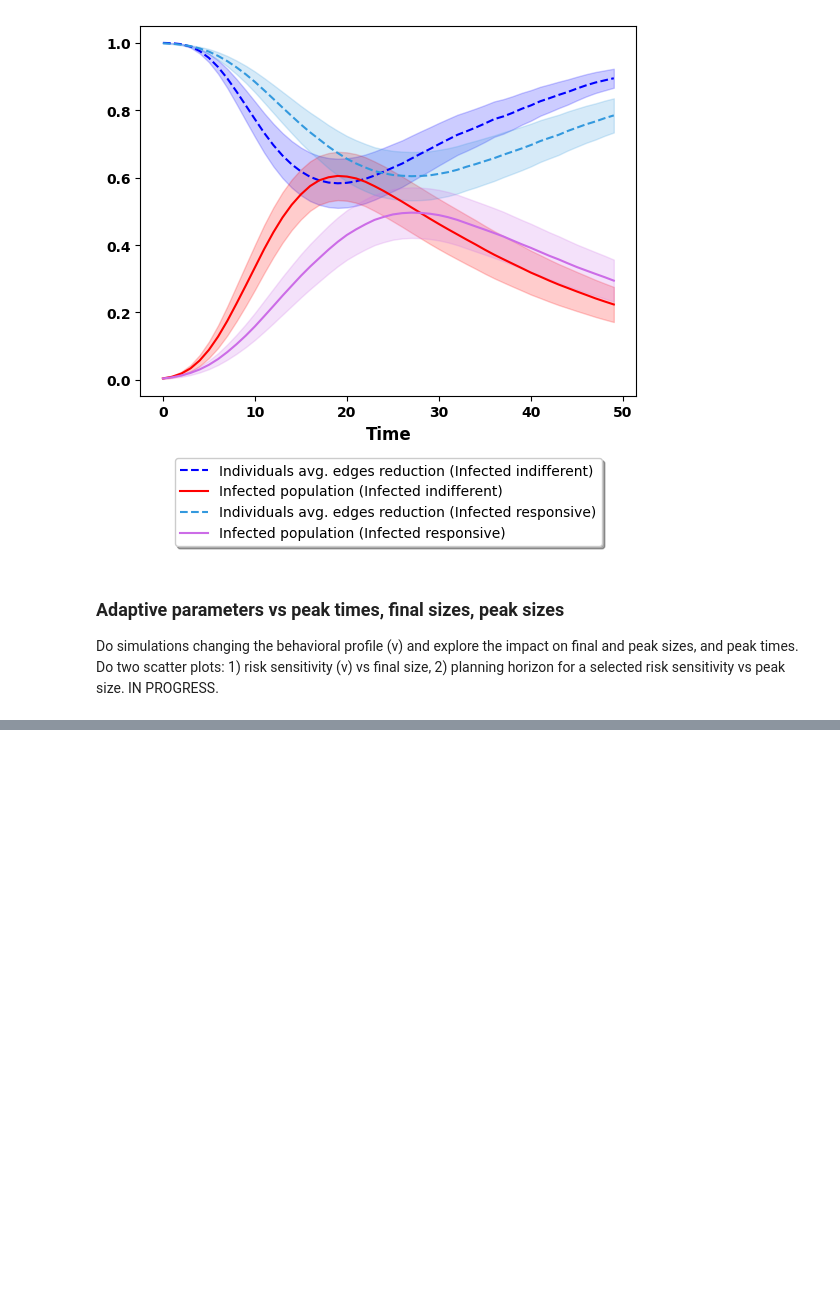
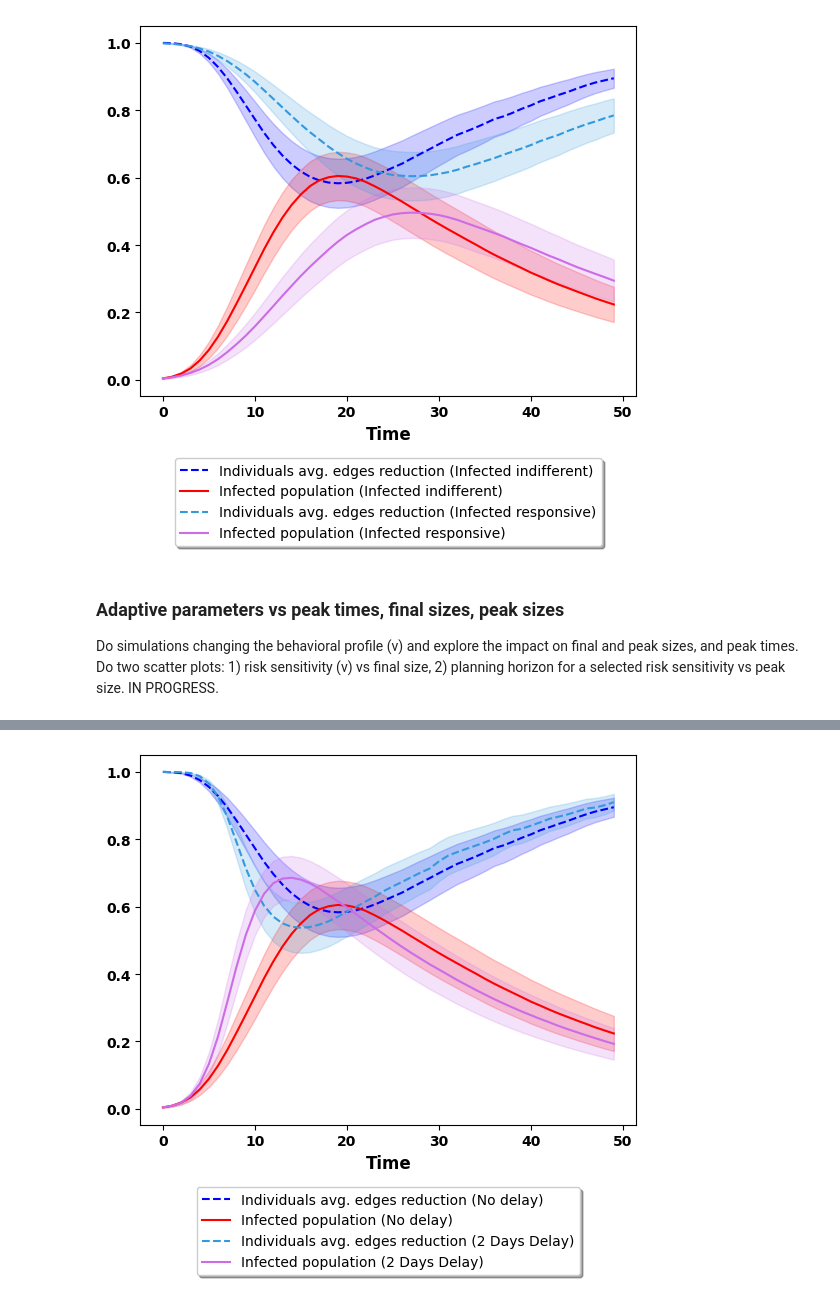
Before and after one commit to JimmyCalvoMonge/AdaptiveNetworks, a Jupyter notebook: network_experiments.ipynb, the cells around one changed output, grey strips where cells are left out. Drawn from its saved outputs; the diff is of its cells as text; code cells hidden in the pictures; blank space fills up the shorter version.

```diff
--- a/network_experiments.ipynb
+++ b/network_experiments.ipynb
@@ -1201,0 +1207,65 @@ for a selected risk sensitivity vs peak size.  IN PROGRESS.
+# %%
+bepidist_no_delay = pd.read_csv('./Data/20251102092420_bepidist_0.05_7_figure_data.csv')
+bepidist_delay = pd.read_csv('./Data/20251102104523_bepidist_0.05_7_figure_data.csv')
+# 20251102103221_bepidist_0.05_7_figure_data.csv 1 days delay
+# 20251102104523_bepidist_0.05_7_figure_data.csv 2 days delay
+bepidist_no_delay = bepidist_no_delay.apply(pd.to_numeric)
+bepidist_delay = bepidist_delay.apply(pd.to_numeric)
+# %%
+i_mean = bepidist_no_delay['i_mean'].astype(float).tolist()
+i_mean = [i/500 for i in i_mean]
+i_min = [m*(0.7 + (1 - (1-m))*0.3) for m in i_mean]
+i_max = [min(m*(1.3 - (1 - (1-m))*0.3),1) for m in i_mean]
+mean_all = bepidist_no_delay['edgecount_mean'].astype(float).tolist()
+lower_all = [m*(0.7 + (1 - (1-m))*0.3) for m in mean_all] # bepidist['edgecount_min'].astype(float).tolist()
+upper_all = [min(m*(1.3 - (1 - (1-m))*0.3),1) for m in mean_all] # bepidist['edgecount_max'].astype(float).tolist()
+mean_sus = bepidist_no_delay['suscedgecount_mean'].astype(float).tolist()
+lower_sus = [m*(0.7 + (1 - (1-m))*0.3) for m in mean_sus] #  bepidist['suscedgecount_min'].astype(float).tolist()
+upper_sus = [min(m*(1.3 - (1 - (1-m))*0.3),1) for m in mean_sus] # bepidist['suscedgecount_max'].astype(float).tolist()
+
+i_mean_delay = bepidist_delay['i_mean'].astype(float).tolist()
+i_mean_delay = [i/500 for i in i_mean_delay]
+i_min_delay = [m*(0.7 + (1 - (1-m))*0.3) for m in i_mean_delay]
+i_max_delay = [min(m*(1.3 - (1 - (1-m))*0.3),1) for m in i_mean_delay]
+mean_all_delay = bepidist_delay['edgecount_mean'].astype(float).tolist()
+lower_all_delay = [m*(0.7 + (1 - (1-m))*0.3) for m in mean_all_delay] # bepidist['edgecount_min'].astype(float).tolist()
+upper_all_delay = [min(m*(1.3 - (1 - (1-m))*0.3),1) for m in mean_all_delay] # bepidist['edgecount_max'].astype(float).tolist()
+mean_sus_delay = bepidist_delay['suscedgecount_mean'].astype(float).tolist()
+lower_sus_delay = [m*(0.7 + (1 - (1-m))*0.3) for m in mean_sus_delay] #  bepidist['suscedgecount_min'].astype(float).tolist()
+upper_sus_delay = [min(m*(1.3 - (1 - (1-m))*0.3),1) for m in mean_sus_delay] # bepidist['suscedgecount_max'].astype(float).tolist()
+
+top = 50
+
+plt.figure()
+
+# No delay
+# plt.plot(mean_all[0:top],'-k', label="Network avg. edges reduction (No delay)")
+# plt.fill_between(range(top), upper_all[0:top], lower_all[0:top], color="k", alpha=0.2)
+plt.plot(mean_sus[0:top], linestyle='--', color='b', label="Individuals avg. edges reduction (No delay)")
+plt.fill_between(range(top), upper_sus[0:top], lower_sus[0:top], color="b", alpha=0.2)
+plt.plot(i_mean[0:top],'-r', label="Infected population (No delay)")
+plt.fill_between(range(top), i_max[0:top], i_min[0:top], color="r", alpha=0.2)
+
+# delay
+# plt.plot(mean_all_delay[0:top],'#DEAB57', label="Network avg. edges reduction (2 Days Delay)")
+# plt.fill_between(range(top), upper_all_delay[0:top], lower_all_delay[0:top], color="#DEAB57", alpha=0.2)
+plt.plot(mean_sus_delay[0:top], linestyle='--', color='#3399DE', label="Individuals avg. edges reduction (2 Days Delay)")
+plt.fill_between(range(top), upper_sus_delay[0:top], lower_sus_delay[0:top], color="#3399DE", alpha=0.2)
+plt.plot(i_mean_delay[0:top],'#CC6CE7', label="Infected population (2 Days Delay)")
+plt.fill_between(range(top), i_max_delay[0:top], i_min_delay[0:top], color="#CC6CE7", alpha=0.2)
+
+ax = plt.gca() # Get current axes
+for tick in ax.get_xticklabels():
+    tick.set_fontweight('bold')
+for tick in ax.get_yticklabels():
+    tick.set_fontweight('bold')
+
+ax.legend(loc='upper center', bbox_to_anchor=(0.5, -0.15),
+          fancybox=True, shadow=True, ncol=1)
+
+ax.set_xlabel("Time", fontsize=12, fontweight='bold')
+# plt.ylabel("Planning horizon (days)")
+
+plt.show()
+# %% [output]
+[figure, added]
```
Also changed, not shown: parts of 1 cell of this notebook, 1 other file.
